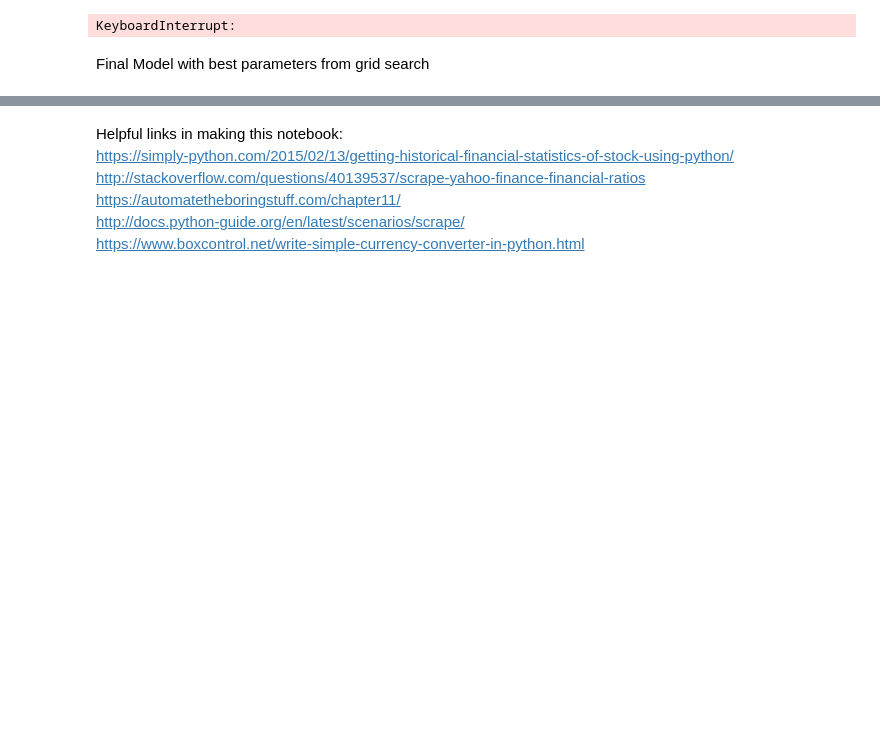
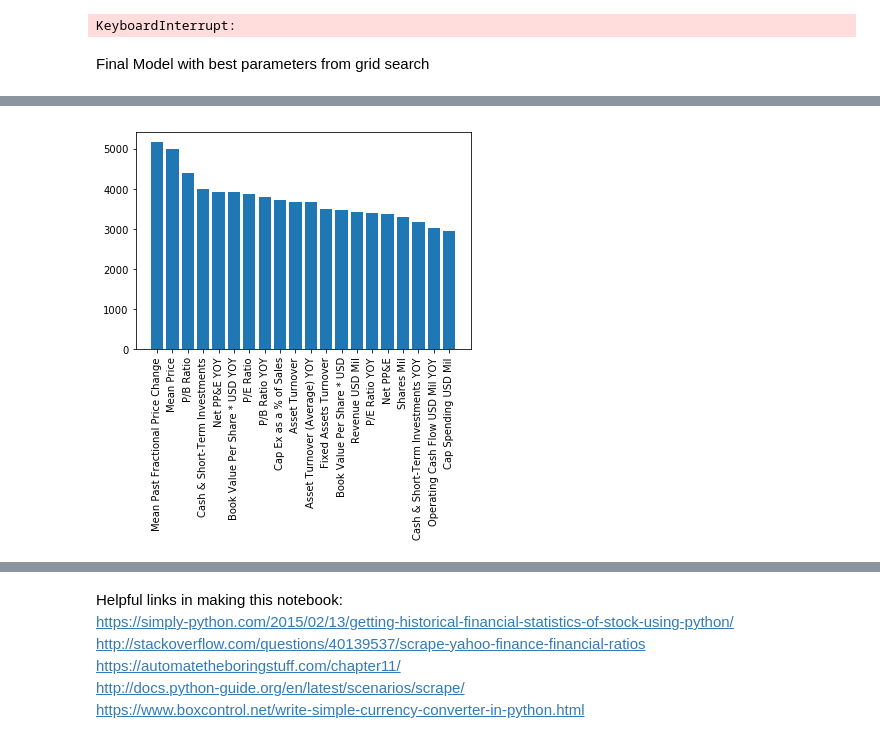
Before and after one commit to silburt/MachineLearningScratchRepo, a Jupyter notebook: Finance/Fundamental_Analysis-Classification-YOYfeatures.ipynb, the cells around one changed output, grey strips where cells are left out. Saved outputs shown, nothing was run; the diff lists cells and outputs as text; code cells hidden in the pictures; blank space fills up the shorter version.

```diff
--- a/Finance/Fundamental_Analysis-Classification-YOYfeatures.ipynb
+++ b/Finance/Fundamental_Analysis-Classification-YOYfeatures.ipynb
@@ -375,8 +387,10 @@ print(final_model.best_score_)
 # %%
 #model.feature_importances_
 feat_imp = pd.Series(xgb_model.booster().get_fscore()).sort_values(ascending=False)[0:20]
-feat_imp.plot(kind='bar', title='Feature Importances')
-plt.ylabel('Feature Importance Score')
+plt.bar(range(len(feat_imp)),feat_imp, tick_label=feat_imp.keys())
+plt.xticks(rotation=90);
+# %% [output]
+[figure, added]
 # %%
 from sklearn.metrics import precision_recall_curve
 y_pred = xgb_model.predict_proba(X_test)
```
Also changed, not shown: parts of 14 cells of this notebook, 1 other file.
